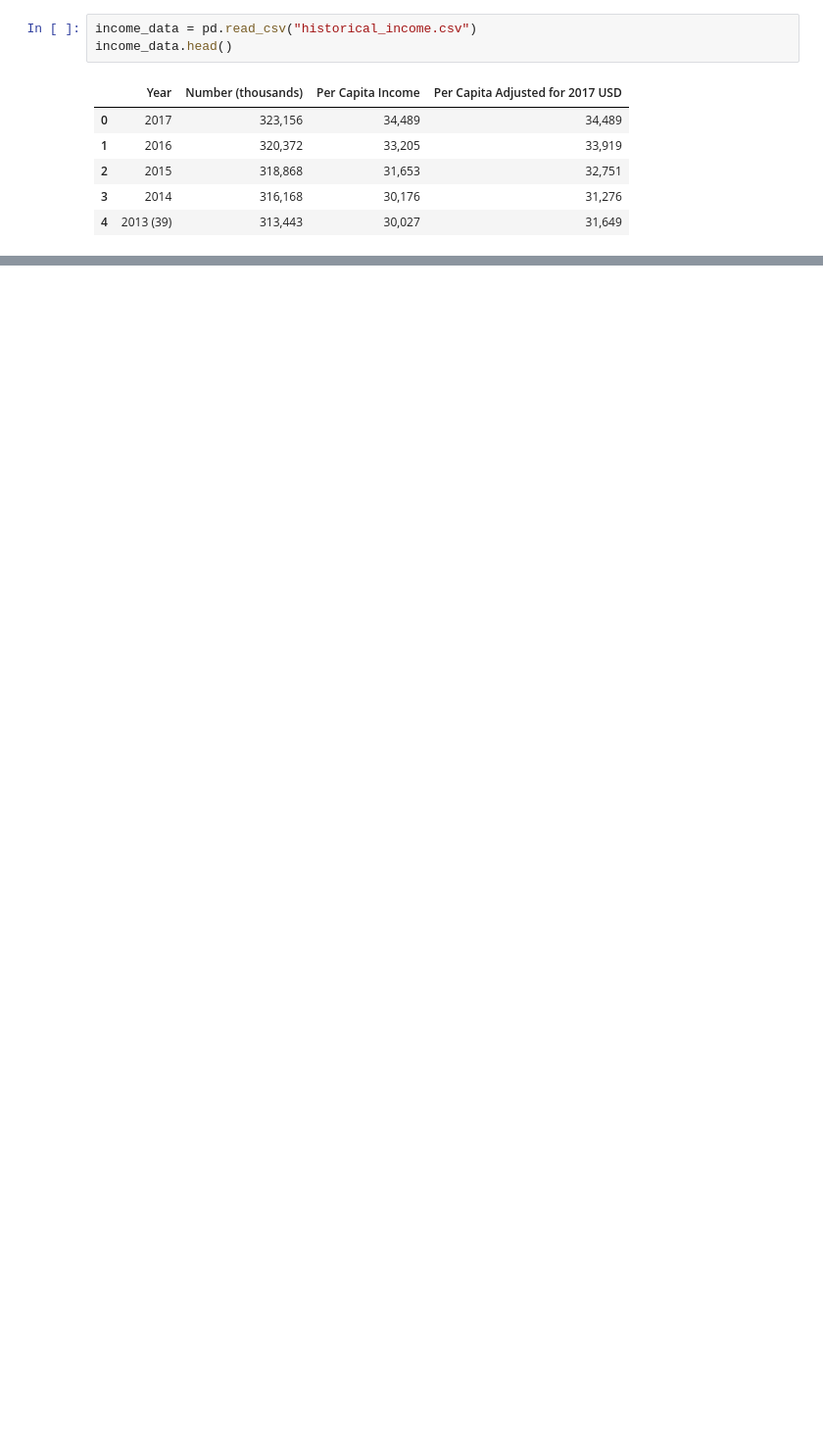
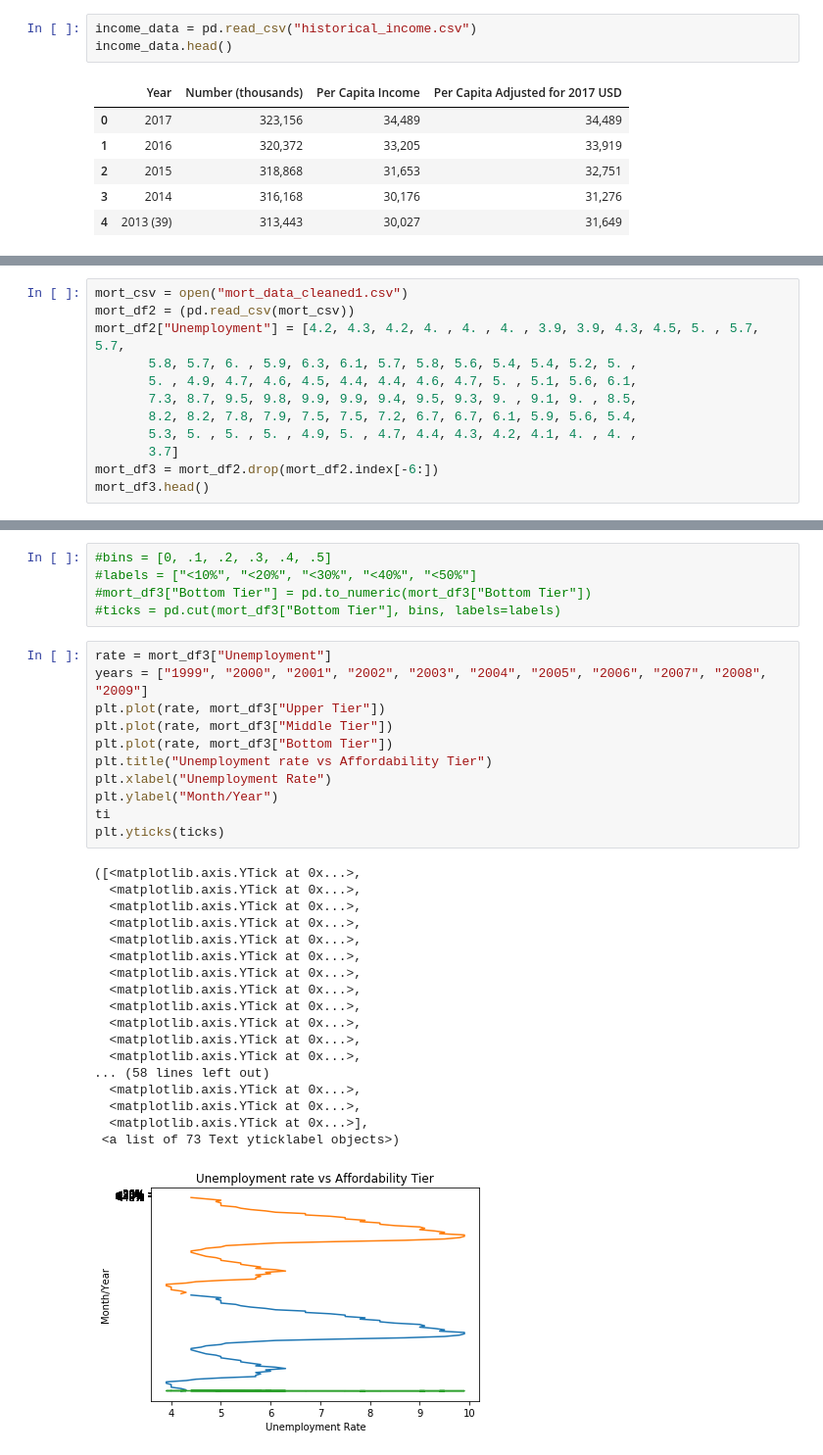
Before and after one commit to LoriHarris/Real_Estate_Affordability, a Jupyter notebook: Cleaning Labor, Income, and Education CSVs.ipynb, the cells around one changed output, grey strips where cells are left out. Shown: that part at 98% size. Cells and saved outputs as stored; diff of their text form; blank space fills up the shorter version.

Commit message:
working on plot to compare unemployment data with affordability

```diff
--- a/Cleaning Labor, Income, and Education CSVs.ipynb
+++ b/Cleaning Labor, Income, and Education CSVs.ipynb
@@ -110,0 +93,12 @@ mort_df1
+# %%
+mort_csv = open("mort_data_cleaned1.csv")
+mort_df2 = (pd.read_csv(mort_csv))
+mort_df2["Unemployment"] = [4.2, 4.3, 4.2, 4. , 4. , 4. , 3.9, 3.9, 4.3, 4.5, 5. , 5.7, 5.7,
+       5.8, 5.7, 6. , 5.9, 6.3, 6.1, 5.7, 5.8, 5.6, 5.4, 5.4, 5.2, 5. ,
+       5. , 4.9, 4.7, 4.6, 4.5, 4.4, 4.4, 4.6, 4.7, 5. , 5.1, 5.6, 6.1,
+       7.3, 8.7, 9.5, 9.8, 9.9, 9.9, 9.4, 9.5, 9.3, 9. , 9.1, 9. , 8.5,
+       8.2, 8.2, 7.8, 7.9, 7.5, 7.5, 7.2, 6.7, 6.7, 6.1, 5.9, 5.6, 5.4,
+       5.3, 5. , 5. , 5. , 4.9, 5. , 4.7, 4.4, 4.3, 4.2, 4.1, 4. , 4. ,
+       3.7]
+mort_df3 = mort_df2.drop(mort_df2.index[-6:])
+mort_df3.head()
@@ -110,0 +112,35 @@ mort_df1
+# %%
+#bins = [0, .1, .2, .3, .4, .5]
+#labels = ["<10%", "<20%", "<30%", "<40%", "<50%"]
+#mort_df3["Bottom Tier"] = pd.to_numeric(mort_df3["Bottom Tier"])
+#ticks = pd.cut(mort_df3["Bottom Tier"], bins, labels=labels)
+# %%
+rate = mort_df3["Unemployment"]
+years = ["1999", "2000", "2001", "2002", "2003", "2004", "2005", "2006", "2007", "2008", "2009"]
+plt.plot(rate, mort_df3["Upper Tier"])
+plt.plot(rate, mort_df3["Middle Tier"])
+plt.plot(rate, mort_df3["Bottom Tier"])
+plt.title("Unemployment rate vs Affordability Tier")
+plt.xlabel("Unemployment Rate")
+plt.ylabel("Month/Year")
+ti
+plt.yticks(ticks)
+# %% [output]
+([<matplotlib.axis.YTick at 0x...>,
+  <matplotlib.axis.YTick at 0x...>,
+  <matplotlib.axis.YTick at 0x...>,
+  <matplotlib.axis.YTick at 0x...>,
+  <matplotlib.axis.YTick at 0x...>,
+  <matplotlib.axis.YTick at 0x...>,
+  <matplotlib.axis.YTick at 0x...>,
+  <matplotlib.axis.YTick at 0x...>,
+  <matplotlib.axis.YTick at 0x...>,
+  <matplotlib.axis.YTick at 0x...>,
+  <matplotlib.axis.YTick at 0x...>,
+  <matplotlib.axis.YTick at 0x...>,
+... (58 lines left out)
+  <matplotlib.axis.YTick at 0x...>,
+  <matplotlib.axis.YTick at 0x...>,
+  <matplotlib.axis.YTick at 0x...>],
+ <a list of 73 Text yticklabel objects>)
+[figure, added]
```
Also changed, not shown: parts of 5 cells of this notebook, 3 other files.
